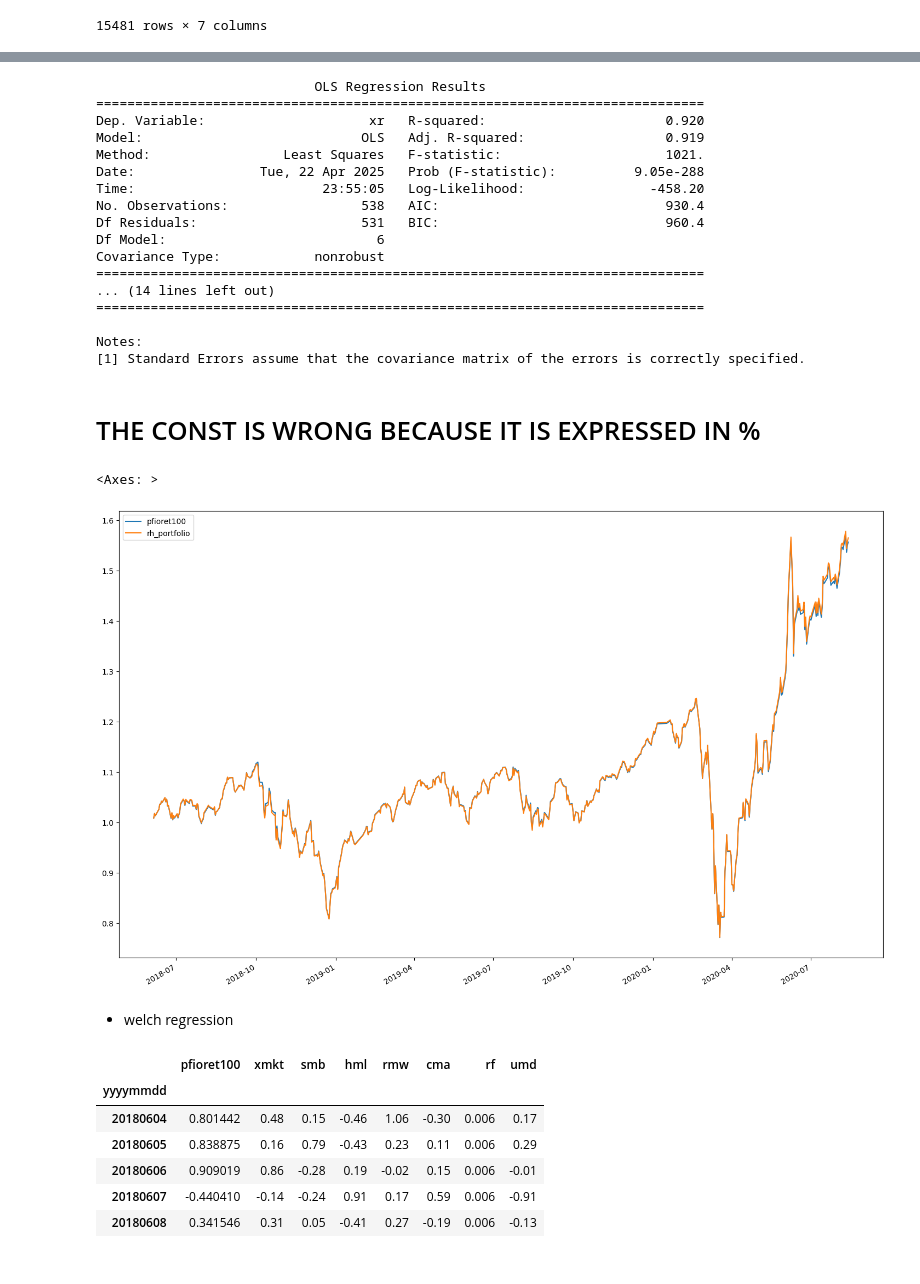
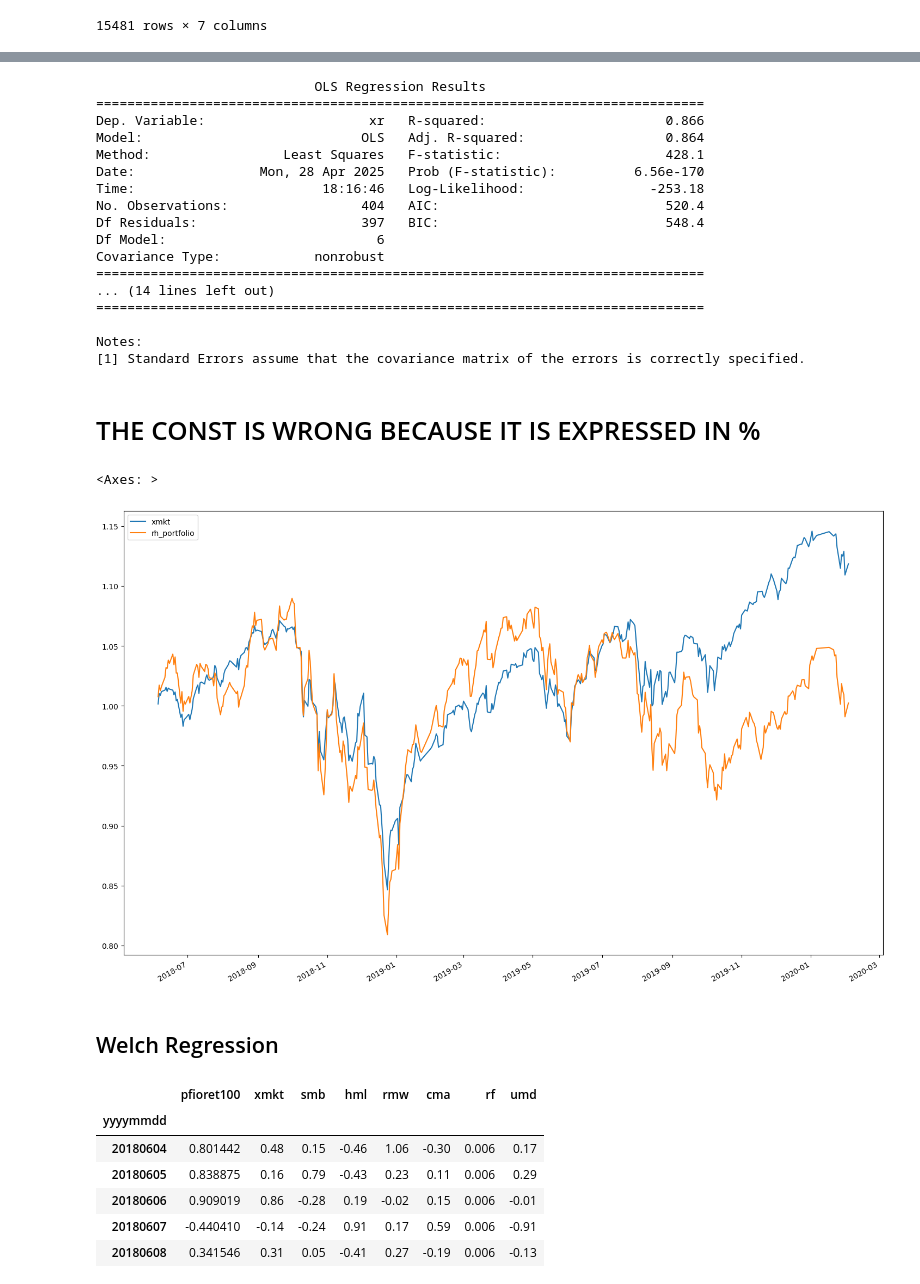
Before and after one commit to FedericoCortesi/Robinhood_data, a Jupyter notebook: notebooks/models/factor_models.ipynb, the cells around one changed output, grey strips where cells are left out. Cells and saved outputs as stored; diff of their text form; code cells hidden in the pictures.

Commit message:
cleaned factor models

```diff
--- a/notebooks/models/factor_models.ipynb
+++ b/notebooks/models/factor_models.ipynb
@@ -187,0 +137,17 @@ welch_regression
+# %%
+import numpy as np
+
+from src import Analyzer
+from src.utils.params import ReturnParams
+
+return_params = ReturnParams(
+    start_date=None,
+    end_date="2020-02-03",
+    cumulative=True,
+    append_start=False
+)
+
+an_fedyk_all = Analyzer(compare_tickers=[], return_params=return_params, stocks_only=False, weights_application="wealth", dl_kwargs={"weights_method":"dollar"})
+
+r_fedyk, h_fedyk = an_fedyk_all.build_returns()
+r_fedyk = np.exp(r_fedyk)-1
@@ -187,0 +157,17 @@ welch_regression
+# %%
+# read file
+welch_factors = pd.read_csv(f"{PROJECT_ROOT}/jf-datashare/gabriel-cuevas/data/18_rwarh_d_1.csv", index_col=0)
+
+# fix index
+index = []
+for i in range(len(r_fedyk.index)):
+    index.append(date_to_num(r_fedyk.index[i]))
+
+r_fedyk.index = index
+
+
+# merge
+welch_factors = welch_factors.merge(r_fedyk["rh_portfolio"], left_index=True, right_index=True)[1:] # first day is zero
+welch_factors.columns = [''.join(col.split()).lower() for col in welch_factors.columns]
+welch_factors["rh_portfolio"] = welch_factors["rh_portfolio"]*100 # transform in pct
+welch_factors
@@ -188,10 +188,10 @@ welch_regression
 # %%
 import statsmodels.api as sm
 
-welch_regression["xr"] = welch_regression['rh_portfolio'] - welch_regression['rf']
+welch_factors["xr"] = welch_factors['rh_portfolio'] - welch_factors['rf']
 
-X = welch_regression[['xmkt', 'smb', 'hml', 'rmw', 'cma', 'umd']]
-y = welch_regression["xr"]
+X = welch_factors[['xmkt', 'smb', 'hml', 'rmw', 'cma', 'umd']]
+y = welch_factors["xr"]
 
 X = sm.add_constant(X)  # this adds the alpha term
 
@@ -201,13 +201,13 @@ print(results.summary())
 # %% [output]
                             OLS Regression Results
 ==============================================================================
-Dep. Variable:                     xr   R-squared:                       0.920
-Model:                            OLS   Adj. R-squared:                  0.919
-Method:                 Least Squares   F-statistic:                     1021.
-Date:                Tue, 22 Apr 2025   Prob (F-statistic):          9.05e-288
-Time:                        23:55:05   Log-Likelihood:                -458.20
-No. Observations:                 538   AIC:                             930.4
-Df Residuals:                     531   BIC:                             960.4
+Dep. Variable:                     xr   R-squared:                       0.866
+Model:                            OLS   Adj. R-squared:                  0.864
+Method:                 Least Squares   F-statistic:                     428.1
+Date:                Mon, 28 Apr 2025   Prob (F-statistic):          6.56e-170
+Time:                        18:16:46   Log-Likelihood:                -253.18
+No. Observations:                 404   AIC:                             520.4
+Df Residuals:                     397   BIC:                             548.4
 Df Model:                           6
 Covariance Type:            nonrobust
 ==============================================================================
@@ -219,12 +219,12 @@ Notes:
 # %% [markdown]
 # THE CONST IS WRONG BECAUSE IT IS EXPRESSED IN %
 # %%
-df_plot = (welch_regression[["pfioret100", "rh_portfolio"]]/100+1)
+df_plot = (welch_factors[["xmkt", "rh_portfolio"]]/100+1)
 df_plot.index = pd.to_datetime(df_plot.index, format="%Y%m%d")
 df_plot.cumprod().plot(figsize=(18,12))
 # %% [output]
 <Axes: >
-[figure, old version]
+[figure, new version]
 # %% [markdown]
-- welch regression
+## Welch Regression
 # %%
```
Also changed, not shown: parts of 22 cells of this notebook.
